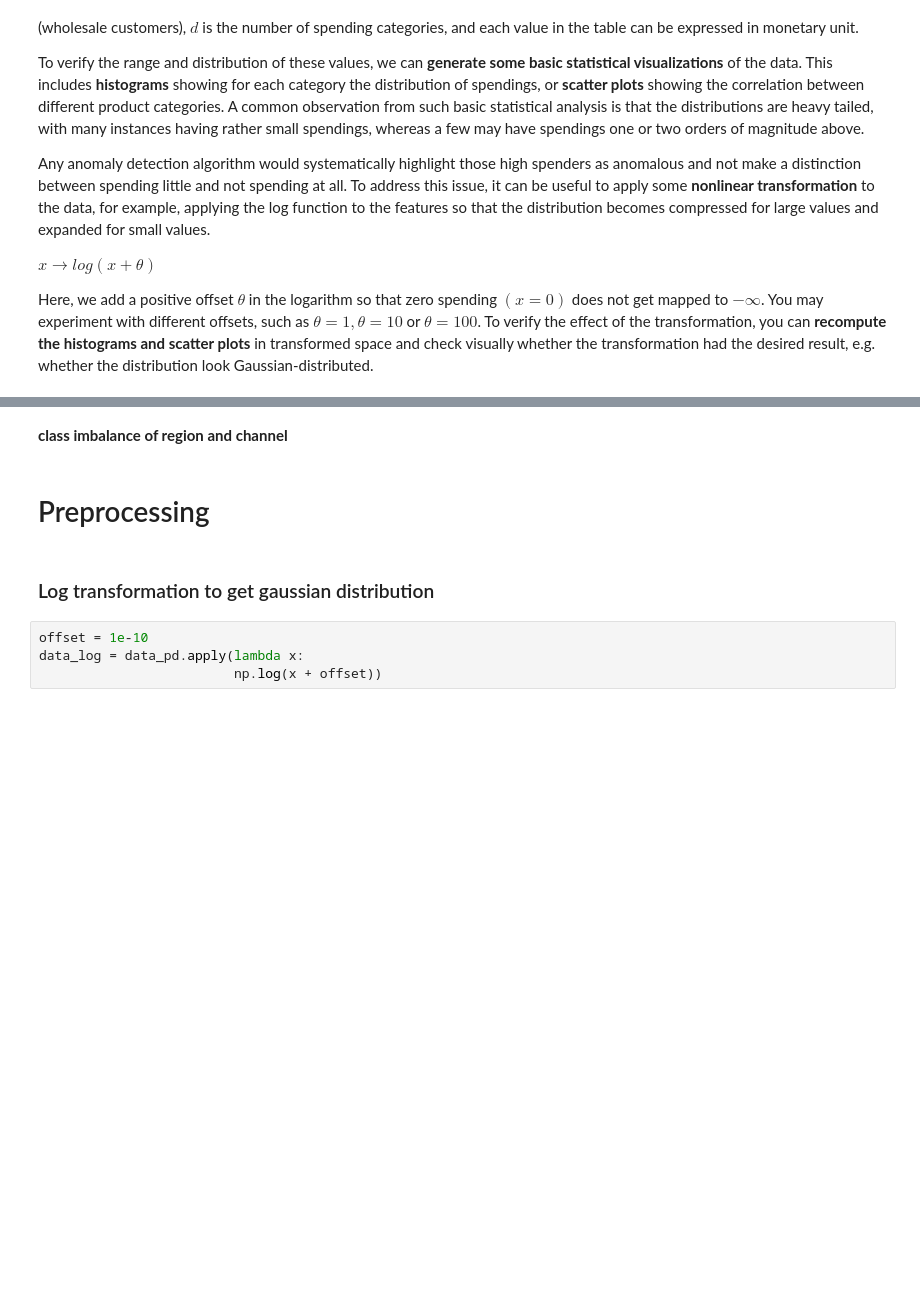
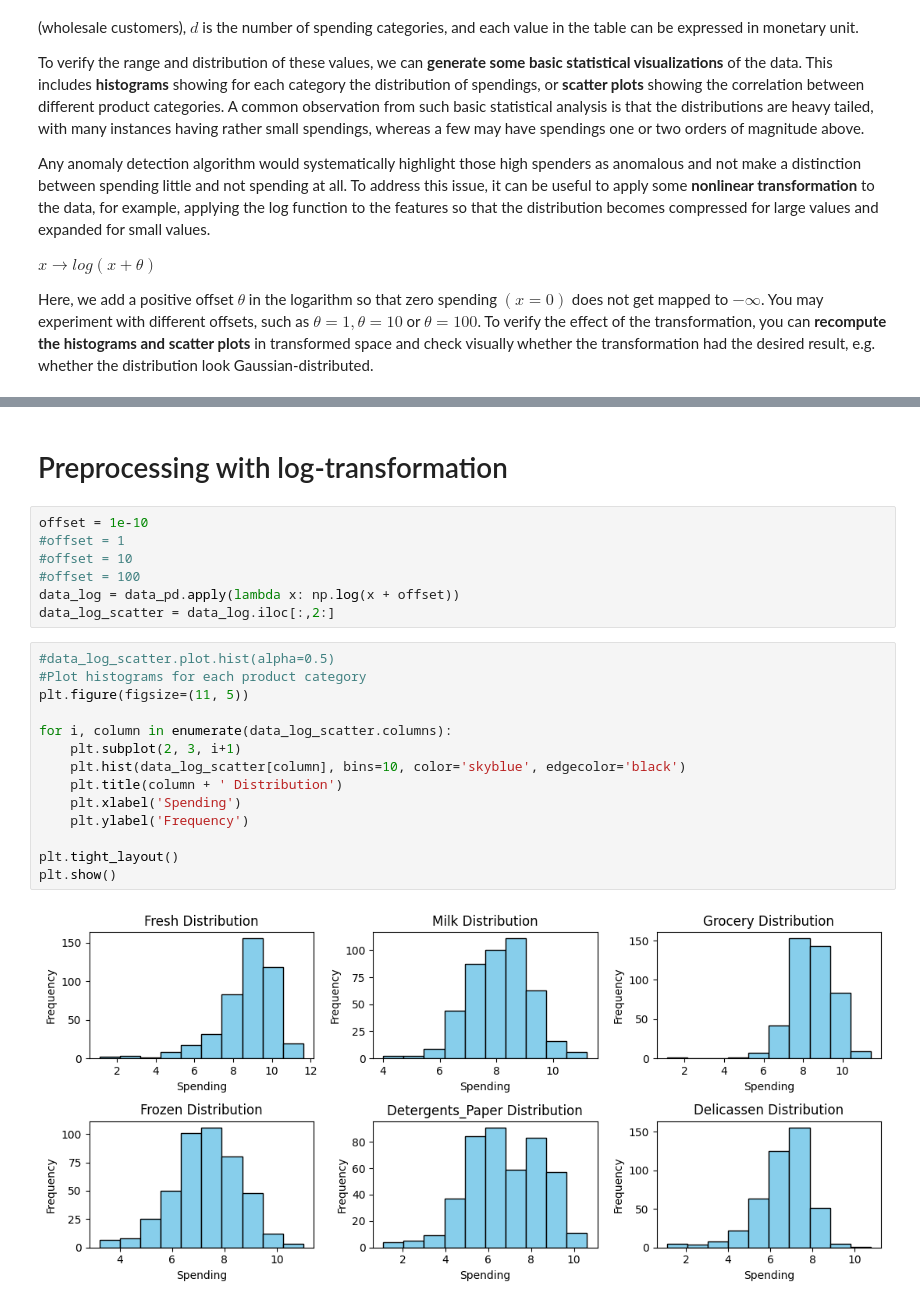
Before and after one commit to mertyaylacigit/ML-for-Data-Science, a Jupyter notebook: Part 1/Lab ML for Data Science - Part I.ipynb, the cells around one changed output, grey strips where cells are left out. Drawn from its saved outputs; the diff is of its cells as text; blank space fills up the shorter version.

```diff
--- a/Part 1/Lab ML for Data Science - Part I.ipynb
+++ b/Part 1/Lab ML for Data Science - Part I.ipynb
@@ -77,11 +132,26 @@ data_pd.groupby(["Channel"]).count()
-# %% [markdown]
-**class imbalance of region and channel**
 # %% [markdown]
-# Preprocessing
+# Preprocessing with log-transformation
-# %% [markdown]
-### Log transformation to get gaussian distribution
 # %%
 offset = 1e-10
-data_log = data_pd.apply(lambda x:
-                         np.log(x + offset))
+#offset = 1
+#offset = 10
+#offset = 100
+data_log = data_pd.apply(lambda x: np.log(x + offset))
+data_log_scatter = data_log.iloc[:,2:]
+# %%
+#data_log_scatter.plot.hist(alpha=0.5)
+#Plot histograms for each product category
+plt.figure(figsize=(11, 5))
+
+for i, column in enumerate(data_log_scatter.columns):
+    plt.subplot(2, 3, i+1)
+    plt.hist(data_log_scatter[column], bins=10, color='skyblue', edgecolor='black')
+    plt.title(column + ' Distribution')
+    plt.xlabel('Spending')
+    plt.ylabel('Frequency')
+
+plt.tight_layout()
+plt.show()
+# %% [output]
+[figure, added]
 # %%
```
Also changed, not shown: parts of 29 cells of this notebook.
